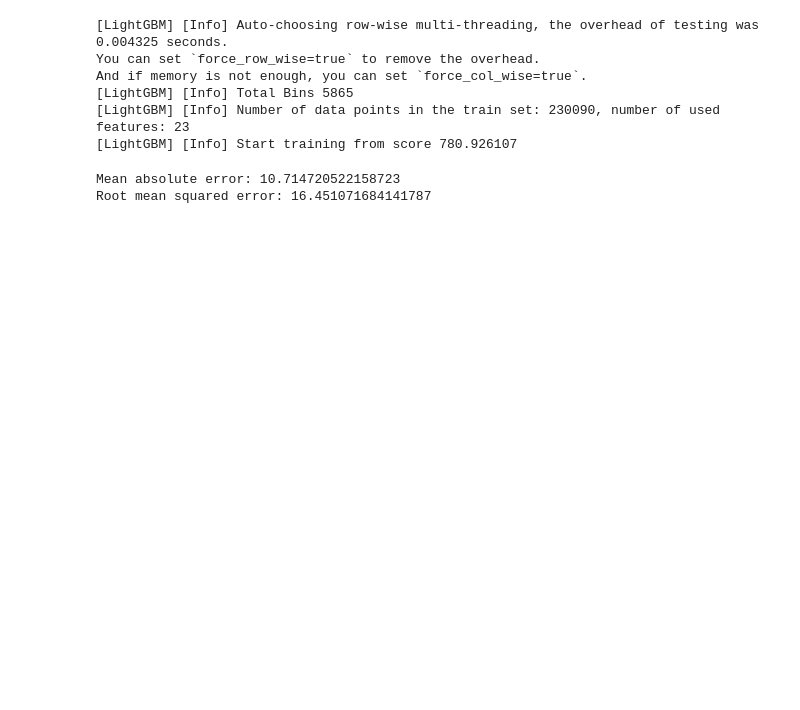
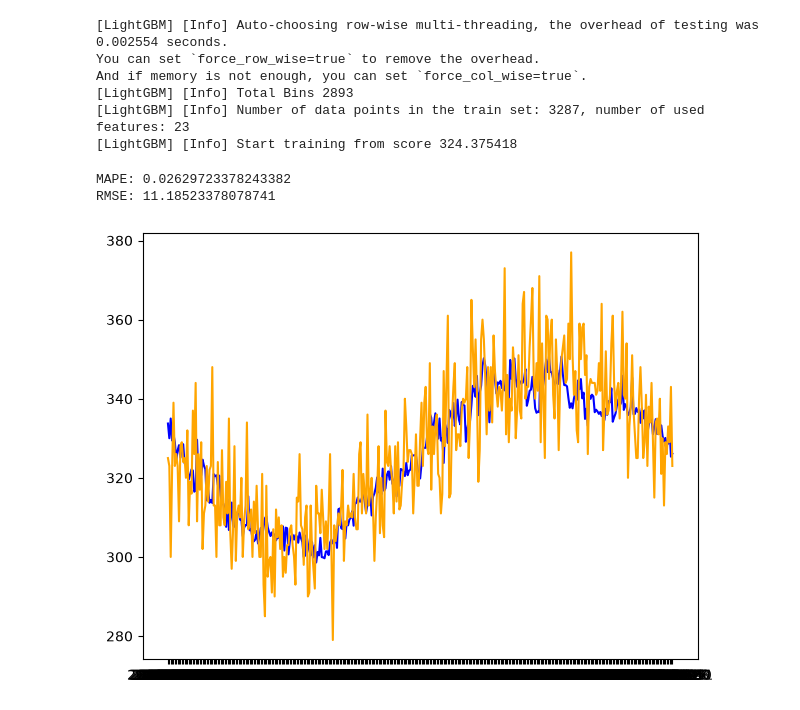
Before and after one commit to rkalchik935/Time-Series, a Jupyter notebook: time-series-comparison.ipynb, the cells around one changed output. Drawn from its saved outputs; the diff is of its cells as text; code cells hidden in the pictures; blank space fills up the shorter version.

Commit message:
compartmentalised code to quickly switch between store and product nums, plotted y_pred vs y_test

```diff
--- a/time-series-comparison.ipynb
+++ b/time-series-comparison.ipynb
@@ -5,7 +5,13 @@ import numpy as np
 train_data = pd.read_csv("train.csv")
 test_data = pd.read_csv("test.csv")
 
-full_data = pd.concat([train_data[['Date', 'number_sold']], test_data[['Date', 'number_sold']]])
+def generate_data(training, testing, store, product):
+    train_data = training[(training['store'] == store) & (training['product'] == product)]
+    test_data = testing[(testing['store'] == store) & (testing['product'] == product)]
+    return train_data[['Date', 'number_sold']], test_data[['Date', 'number_sold']]
+
+
+full_data = pd.concat(generate_data(train_data, test_data, 3, 3))
 
 full_data.head()
 
@@ -53,22 +59,30 @@ train_data = lgb.Dataset(X_train, y_train)
 
 lightgb = lgb.train(train_set=train_data, params=param)
 # %% [output]
-[LightGBM] [Info] Auto-choosing row-wise multi-threading, the overhead of testing was 0.004325 seconds.
+[LightGBM] [Info] Auto-choosing row-wise multi-threading, the overhead of testing was 0.002554 seconds.
 You can set `force_row_wise=true` to remove the overhead.
 And if memory is not enough, you can set `force_col_wise=true`.
-[LightGBM] [Info] Total Bins 5865
-[LightGBM] [Info] Number of data points in the train set: 230090, number of used features: 23
-[LightGBM] [Info] Start training from score 780.926107
+[LightGBM] [Info] Total Bins 2893
+[LightGBM] [Info] Number of data points in the train set: 3287, number of used features: 23
+[LightGBM] [Info] Start training from score 324.375418
 # %%
-from sklearn.metrics import mean_absolute_error, mean_squared_error
+from sklearn.metrics import mean_absolute_percentage_error, mean_squared_error
 
 y_pred = lightgb.predict(X_test)
 
-mae = mean_absolute_error(y_test, y_pred)
+mae = mean_absolute_percentage_error(y_test, y_pred)
 rmse = np.sqrt(mean_squared_error(y_test, y_pred))
 
-print(f'Mean absolute error: {mae}')
-print(f'Root mean squared error: {rmse}')
+print(f'MAPE: {mae}')
+print(f'RMSE: {rmse}')
 # %% [output]
-Mean absolute error: 10.714720522158723
-Root mean squared error: 16.451071684141787
+MAPE: 0.02629723378243382
+RMSE: 11.18523378078741
+# %%
+import matplotlib.pyplot as plt
+
+plt.plot(test_data['Date'], y_pred, color='blue')
+plt.plot(test_data['Date'], y_test, color='orange')
+plt.tight_layout()
+# %% [output]
+[figure, added]
```
